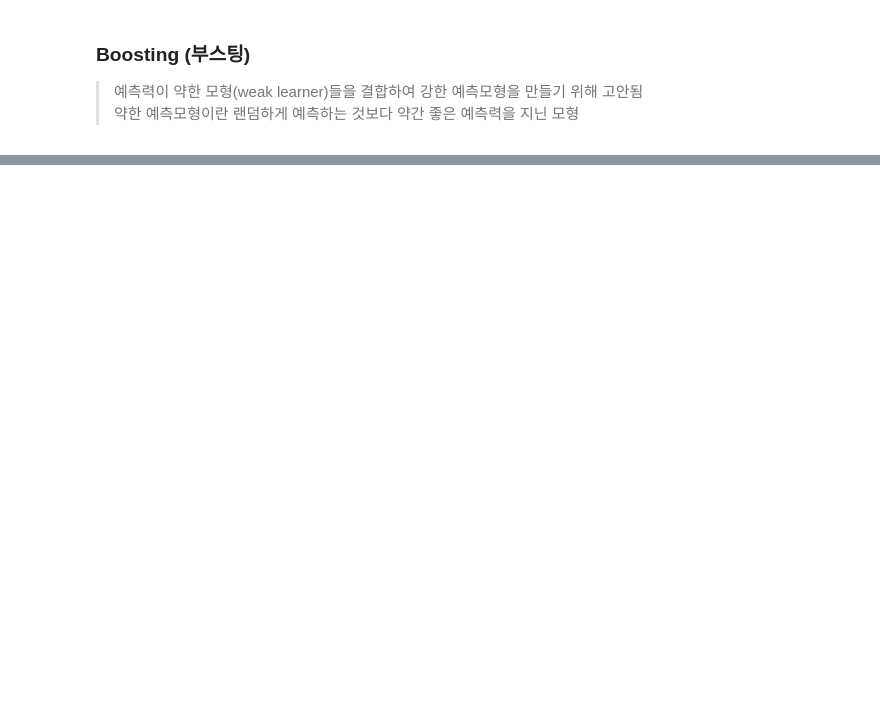
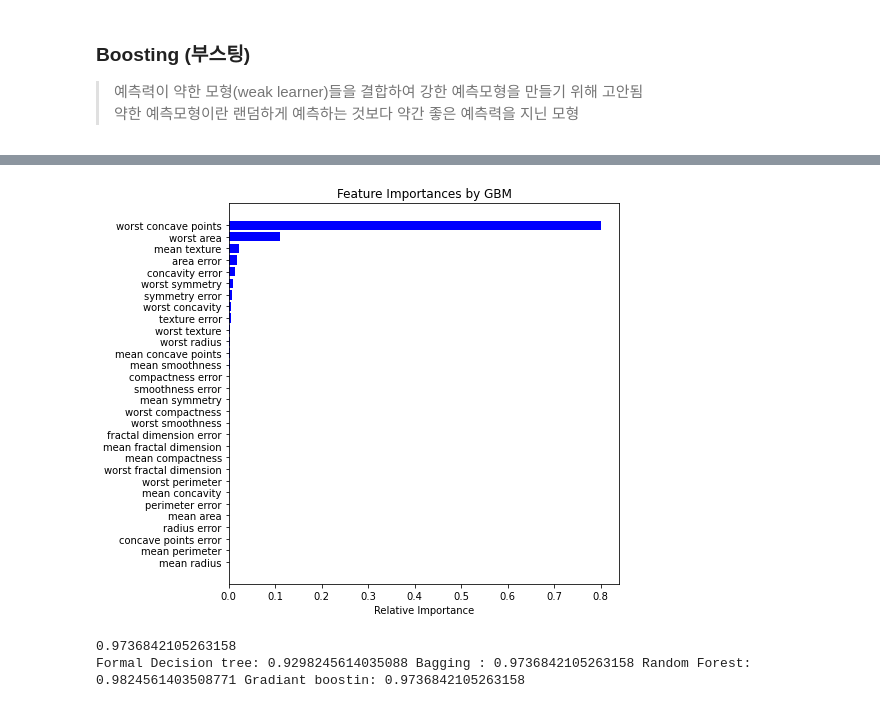
Before and after one commit to atw617/ML, a Jupyter notebook: with scikit-learn/08. Ensemble.ipynb, the cells around one changed output, grey strips where cells are left out. Drawn from its saved outputs; the diff is of its cells as text; code cells hidden in the pictures; blank space fills up the shorter version.

```diff
--- a/with scikit-learn/08. Ensemble.ipynb
+++ b/with scikit-learn/08. Ensemble.ipynb
@@ -131,0 +180,24 @@ tree.predict_proba(X_test), bag_trees.predict_proba(X_test)
+# %%
+features = cancer.feature_names
+importances = gbm.feature_importances_
+indices = np.argsort(importances)
+
+plt.figure(figsize=(7,7))
+plt.title('Feature Importances by GBM')
+plt.barh(range(len(indices)), importances[indices], color='b', align='center')
+plt.yticks(range(len(indices)), [features[i] for i in indices])
+plt.xlabel('Relative Importance')
+plt.show()
+# %% [output]
+[figure, added]
+# %%
+y_pred_gbm = gbm.predict(X_test)
+print (gbm.score(X_test, y_test))
+pred_prob_gbm = gbm.predict_proba(X_test)
+print("Formal Decision tree:",accuracy_score(y_test, y_pred_tree),
+      "Bagging :",accuracy_score(y_test, y_pred_bag),
+      "Random Forest:",accuracy_score(y_test, y_pred_rf),
+      "Gradiant boostin:",accuracy_score(y_test, y_pred_gbm))
+# %% [output]
+0.9736842105263158
+Formal Decision tree: 0.9298245614035088 Bagging : 0.9736842105263158 Random Forest: 0.9824561403508771 Gradiant boostin: 0.9736842105263158
```
Also changed, not shown: parts of 13 cells of this notebook.
